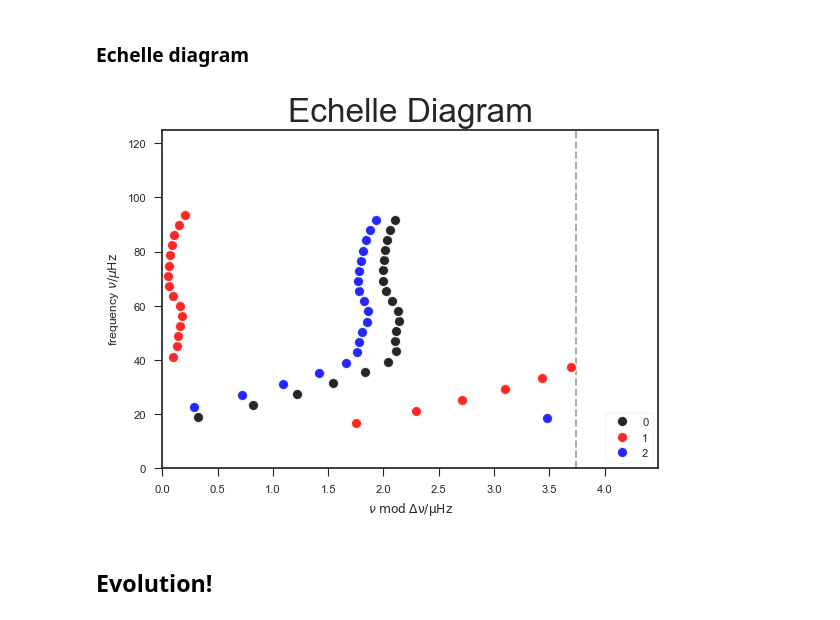
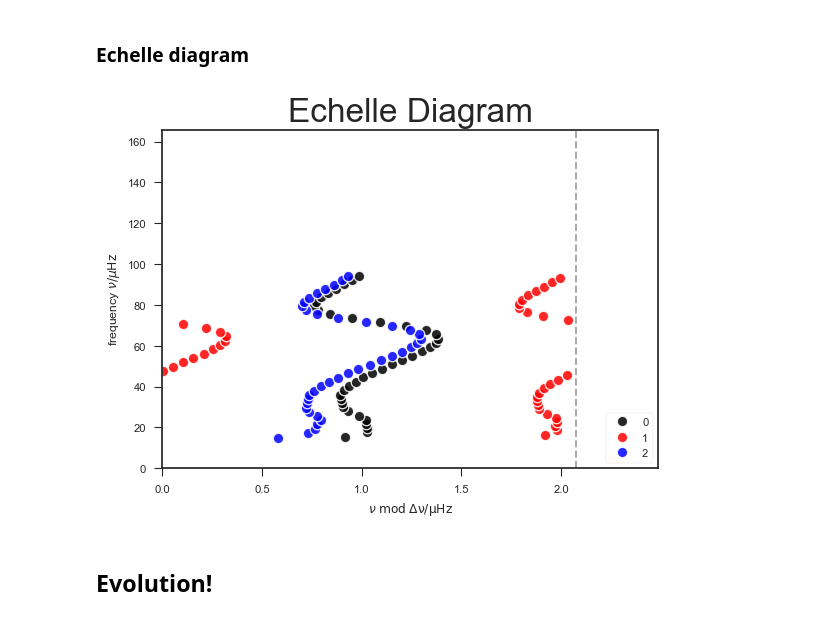
Before and after one commit to gautam-404/MESA-local, a Jupyter notebook: plots.ipynb, the cells around one changed output. Drawn from its saved outputs; the diff is of its cells as text; code cells hidden in the pictures.

```diff
--- a/plots.ipynb
+++ b/plots.ipynb
@@ -205,37 +205,37 @@ def plot_echelle(profile_number):
     freq = freqs[profile_number-1]
 
     nu_max   = hist.nu_max.values[0]
-    #Delta_nu = hist.delta_nu.values[0]
+    Delta_nu = hist.delta_nu.values[0]
 
-    #freq = freqs[1]
+    freq = freqs[1]
     freq = freq[freq['Re(freq)'] < 5/3*nu_max]
     radial = freq[np.logical_and(freq.l == 0, freq.n_p > 10)]
     Dnu = np.mean(np.diff(radial['Re(freq)'].values))
 
     colors = ('black', 'red', 'blue', 'purple')
     for ell in np.unique(freq.l.values):
         nus = freq[freq.l == ell]
         plt.plot(nus['Re(freq)'] % Dnu,
                  nus['Re(freq)'], '.',
                  mfc=colors[ell], mec='white', alpha=0.85,
                  ms=15, mew=1,
                  label=str(ell))
 
     plt.legend(loc='lower right')
 
     plt.axvline(Dnu, ls='--', c='darkgray', zorder=-99)
     plt.axhline(nu_max, ls='--', c='darkgray', zorder=-99)
 
-    plt.ylim([0, 125])
+    plt.ylim([0, nu_max/(1.2*Dnu)])
     plt.xlim([0, Dnu*1.2])
 
     plt.ylabel(r'frequency $\nu/\mu\rm{Hz}$')
     plt.xlabel(r'$\nu\; \rm{mod}\; \Delta\nu/\mu\rm{Hz}$')
     plt.title('Echelle Diagram', size=24)
 
 plot_echelle(5)
 # %% [output]
-[figure, old version]
+[figure, new version]
 # %% [markdown]
 ## Evolution!
 # %%
```
Also changed, not shown: parts of 5 cells of this notebook, 15 other files.
